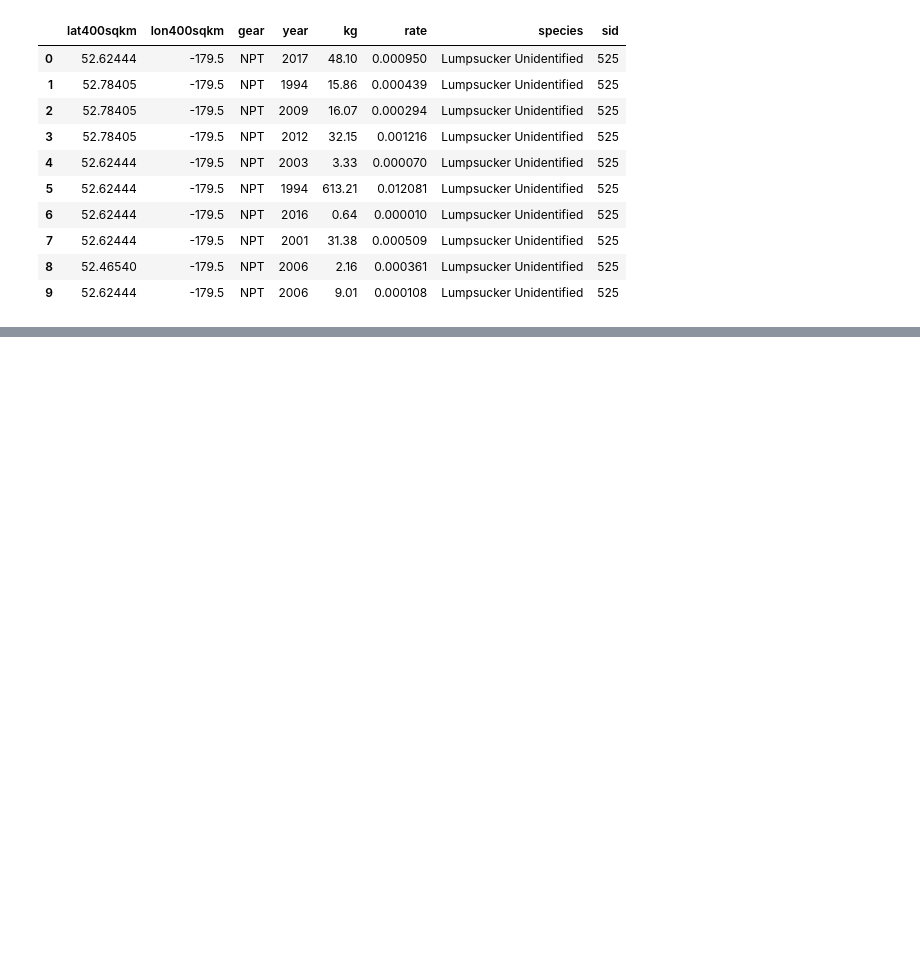
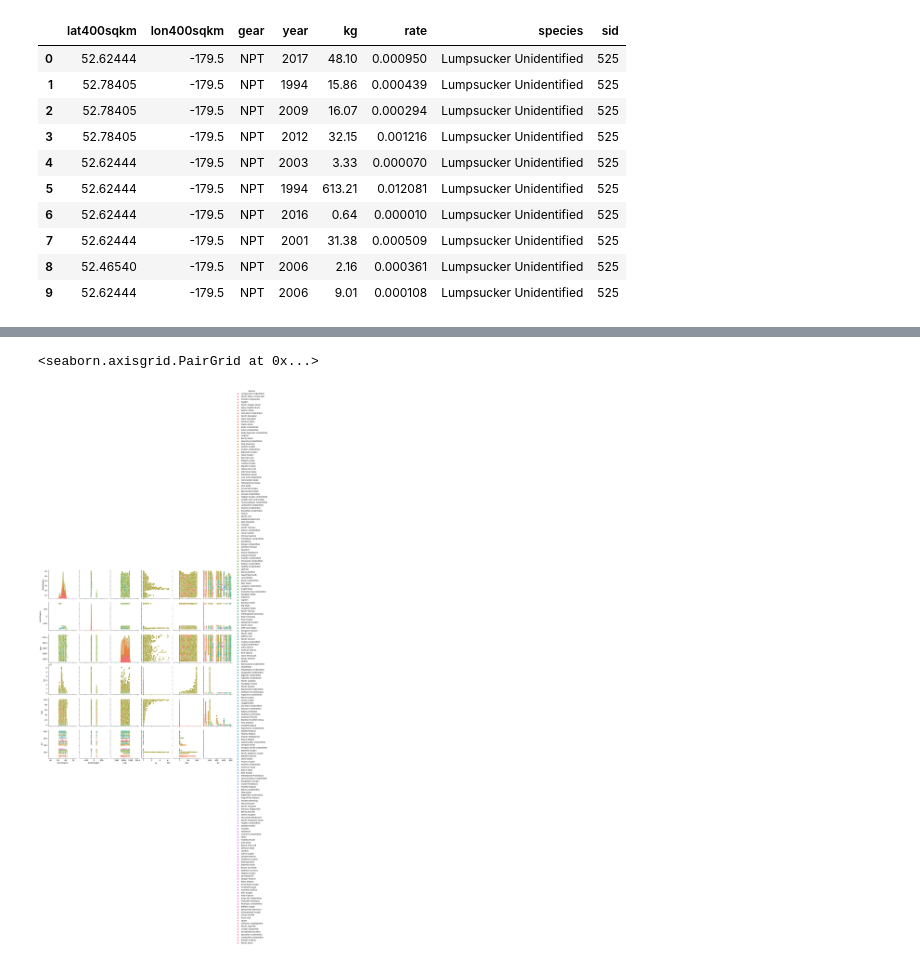
Before and after one commit to AhmedMousa-ag/Fisheries-GCP, a Jupyter notebook: fishiries.ipynb, the cells around one changed output, grey strips where cells are left out. Cells and saved outputs as stored; diff of their text form; code cells hidden in the pictures; blank space fills up the shorter version.

```diff
--- a/fishiries.ipynb
+++ b/fishiries.ipynb
@@ -57,0 +81,5 @@ raw_data = client.query(sql).to_dataframe()
+# %%
+sns.pairplot(raw_data, hue="species")
+# %% [output]
+<seaborn.axisgrid.PairGrid at 0x...>
+[figure, added]
```
Also changed, not shown: parts of 5 cells of this notebook.
